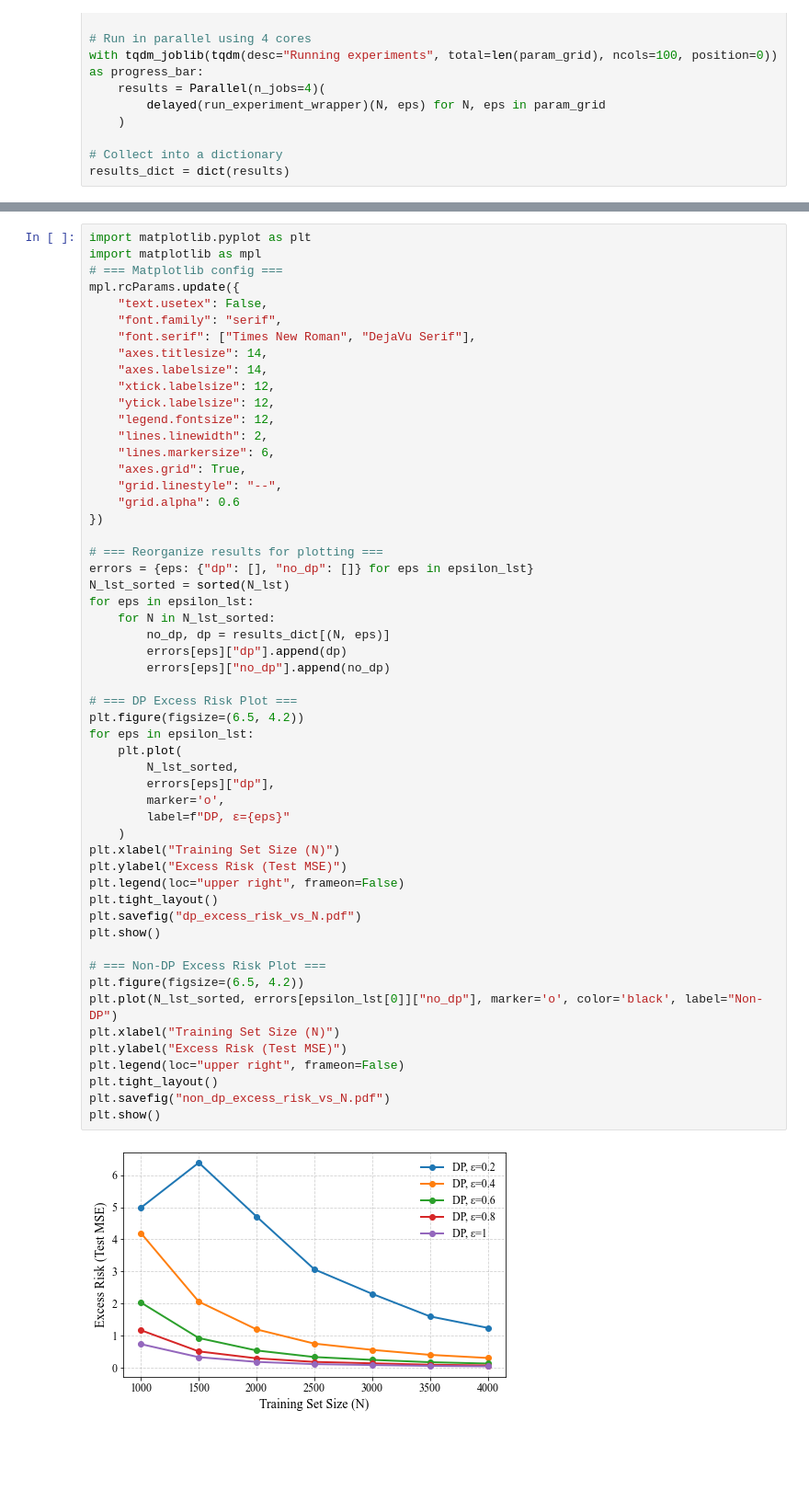
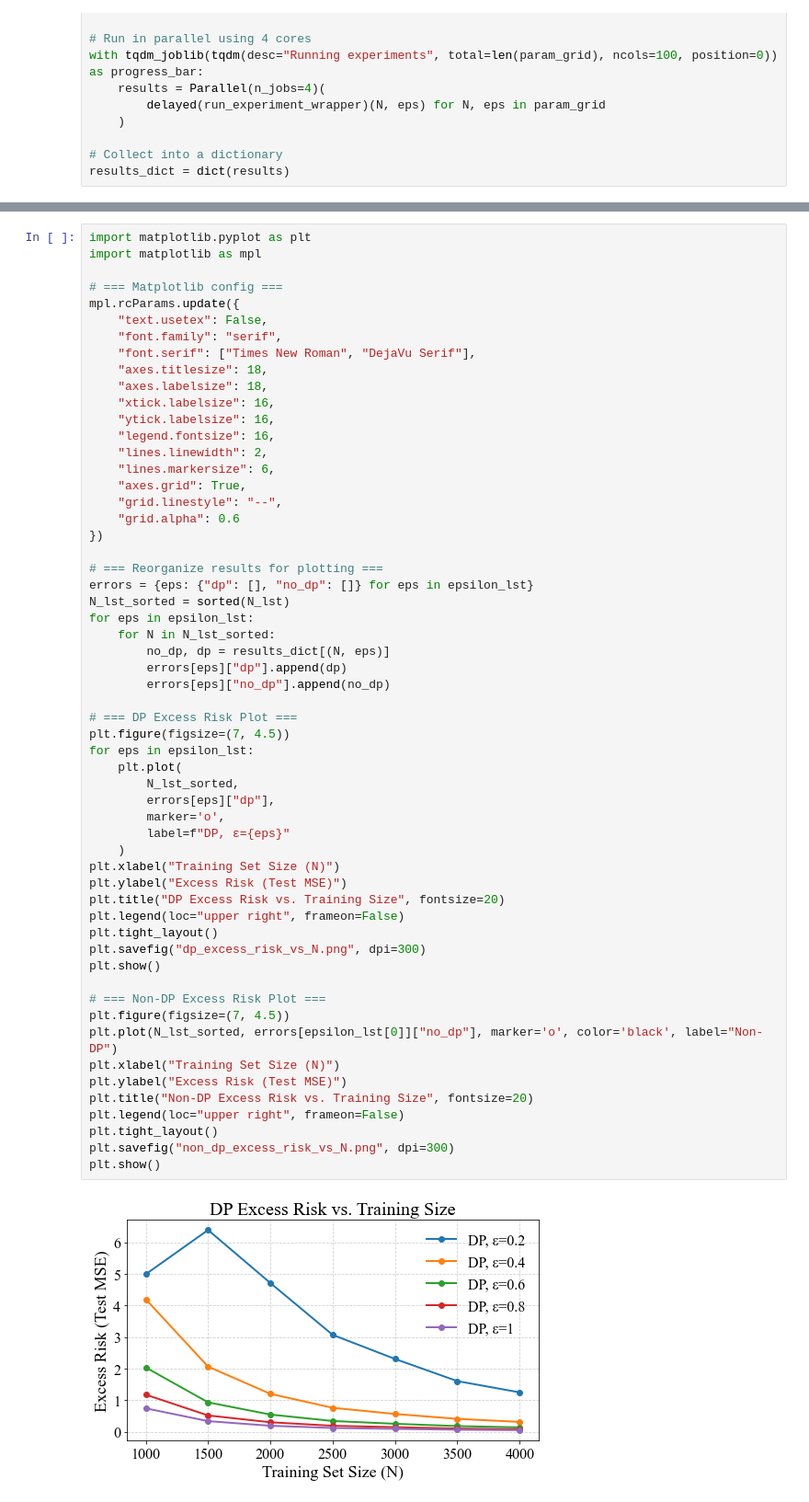
Before and after one commit to kingsleyyeon/DP, a Jupyter notebook: codes/DP_vs N vary eps_lowdim_parallellized.ipynb, the cells around one changed output, grey strips where cells are left out. Shown at 92% size. Drawn from its saved outputs; the diff is of its cells as text; blank space fills up the shorter version.

```diff
--- a/codes/DP_vs N vary eps_lowdim_parallellized.ipynb
+++ b/codes/DP_vs N vary eps_lowdim_parallellized.ipynb
@@ -304,16 +304,17 @@ df_results.to_csv("dp_excess_risk_results.csv", index=False)
 # %%
 import matplotlib.pyplot as plt
 import matplotlib as mpl
+
 # === Matplotlib config ===
 mpl.rcParams.update({
     "text.usetex": False,
     "font.family": "serif",
     "font.serif": ["Times New Roman", "DejaVu Serif"],
-    "axes.titlesize": 14,
-    "axes.labelsize": 14,
-    "xtick.labelsize": 12,
-    "ytick.labelsize": 12,
-    "legend.fontsize": 12,
+    "axes.titlesize": 18,
+    "axes.labelsize": 18,
+    "xtick.labelsize": 16,
+    "ytick.labelsize": 16,
+    "legend.fontsize": 16,
     "lines.linewidth": 2,
     "lines.markersize": 6,
     "axes.grid": True,
@@ -325,35 +326,37 @@ mpl.rcParams.update({
 errors = {eps: {"dp": [], "no_dp": []} for eps in epsilon_lst}
 N_lst_sorted = sorted(N_lst)
 for eps in epsilon_lst:
     for N in N_lst_sorted:
         no_dp, dp = results_dict[(N, eps)]
         errors[eps]["dp"].append(dp)
         errors[eps]["no_dp"].append(no_dp)
 
 # === DP Excess Risk Plot ===
-plt.figure(figsize=(6.5, 4.2))
+plt.figure(figsize=(7, 4.5))
 for eps in epsilon_lst:
     plt.plot(
         N_lst_sorted,
         errors[eps]["dp"],
         marker='o',
         label=f"DP, ε={eps}"
     )
 plt.xlabel("Training Set Size (N)")
 plt.ylabel("Excess Risk (Test MSE)")
+plt.title("DP Excess Risk vs. Training Size", fontsize=20)
 plt.legend(loc="upper right", frameon=False)
 plt.tight_layout()
-plt.savefig("dp_excess_risk_vs_N.pdf")
+plt.savefig("dp_excess_risk_vs_N.png", dpi=300)
 plt.show()
 
 # === Non-DP Excess Risk Plot ===
-plt.figure(figsize=(6.5, 4.2))
+plt.figure(figsize=(7, 4.5))
 plt.plot(N_lst_sorted, errors[epsilon_lst[0]]["no_dp"], marker='o', color='black', label="Non-DP")
 plt.xlabel("Training Set Size (N)")
 plt.ylabel("Excess Risk (Test MSE)")
+plt.title("Non-DP Excess Risk vs. Training Size", fontsize=20)
 plt.legend(loc="upper right", frameon=False)
 plt.tight_layout()
-plt.savefig("non_dp_excess_risk_vs_N.pdf")
+plt.savefig("non_dp_excess_risk_vs_N.png", dpi=300)
 plt.show()
 # %% [output]
-[figure, old version]
+[figure, new version]
```
Also changed, not shown: parts of 3 cells of this notebook.
